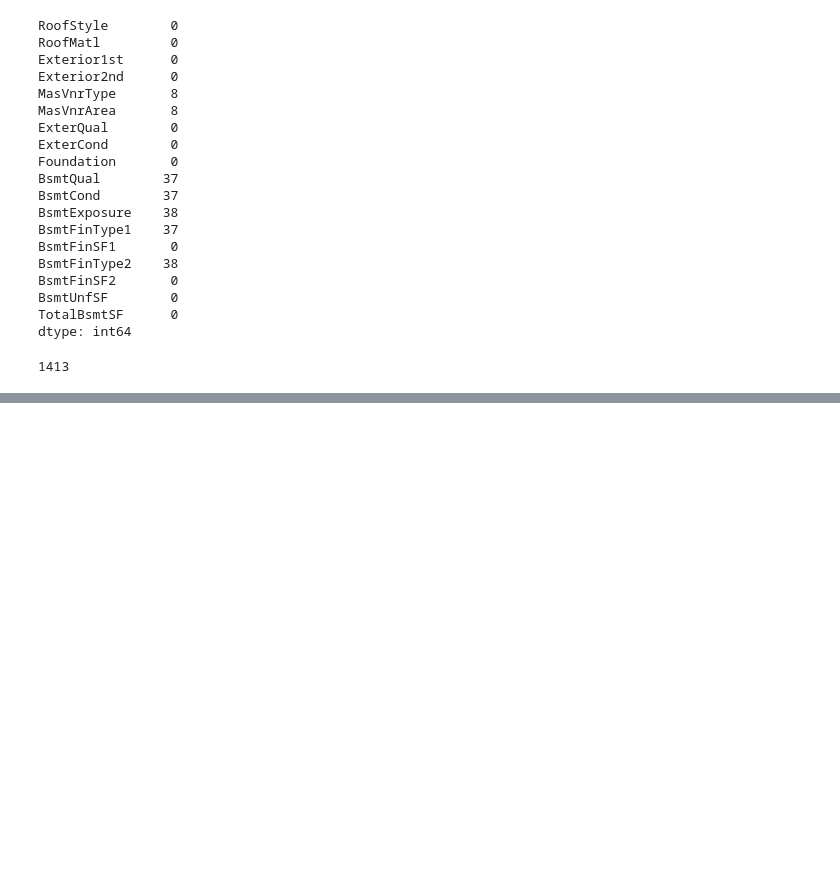
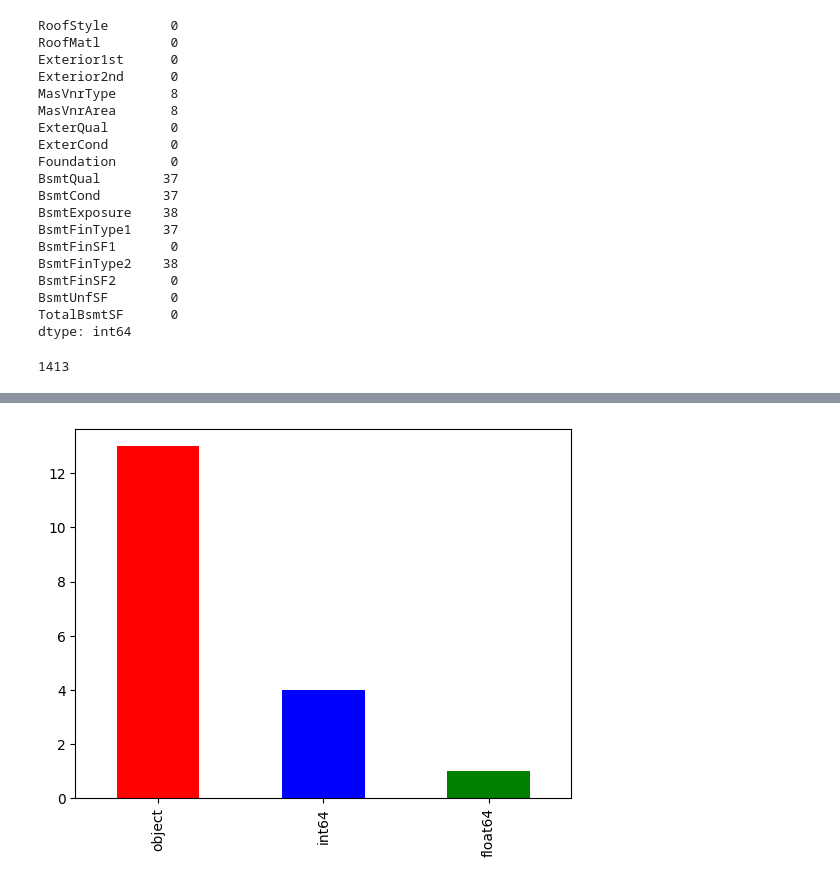
Before and after one commit to yichen-huang/House-Prices-Advanced-Regression-Techniques, a Jupyter notebook: data_understanding_column_20_40.ipynb, the cells around one changed output, grey strips where cells are left out. Drawn from its saved outputs; the diff is of its cells as text; code cells hidden in the pictures; blank space fills up the shorter version.

```diff
--- a/data_understanding_column_20_40.ipynb
+++ b/data_understanding_column_20_40.ipynb
@@ -214,12 +252,0 @@ Index(['Id', 'MSSubClass', 'MSZoning', 'LotFrontage', 'LotArea', 'Street',
-# %%
-# most correlated features
-corr_mat = df_train.corr()
-
-sns.set(font_scale = 1.3)
-plt.figure(figsize = (11,8))
-
-top_corr = corr_mat.index[abs(corr_mat["SalePrice"])>0.5]
-g = sns.heatmap(df_train[top_corr].corr(),annot=True,cmap="YlGnBu")
-plt.suptitle("Top Correlated Feature HeatMap (Correlation > 0.5 with Sale Price)")
-plt.xlabel("Features")
-plt.ylabel("Features")
@@ -249,8 +252,0 @@ Name: SalePrice, Length: 663, dtype: int64
-# %%
-rcParams['figure.figsize'] = 5,5
-cols = ['SalePrice','EnclosedPorch', 'KitchenAbvGr', 'MSSubClass', 'LowQualFinSF','YrSold', 'OverallCond']
-sns_plot = sns.pairplot(df_train[cols])
-
-plt.suptitle('Scatter plots between least 6  corr features', y=1.04, size=20)
-plt.tight_layout()
-plt.show()
@@ -267,8 +252,0 @@ Name: SalePrice, dtype: float64
-# %%
-rcParams['figure.figsize'] = 5,5
-cols = ['SalePrice', 'OverallQual', 'GrLivArea', 'GarageCars','GarageArea', 'TotalBsmtSF','1stFlrSF','FullBath','YearBuilt']
-sns_plot = sns.pairplot(df_train[cols])
-
-plt.suptitle('Scatter plots between top 9 most corr features', y=1.04, size=25)
-plt.tight_layout()
-plt.show()
@@ -274,0 +277,5 @@ plt.show()
+# %%
+selected_columns.dtypes.value_counts().plot(kind = 'bar', color = ['red', 'blue', 'green'])
+plt.show()
+# %% [output]
+[figure, added]
```
Also changed, not shown: parts of 19 cells of this notebook.
